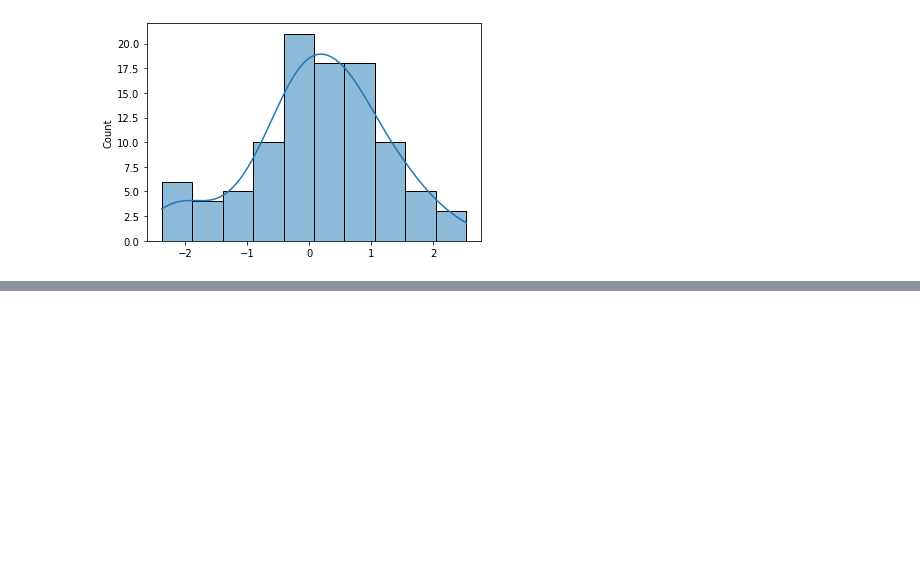
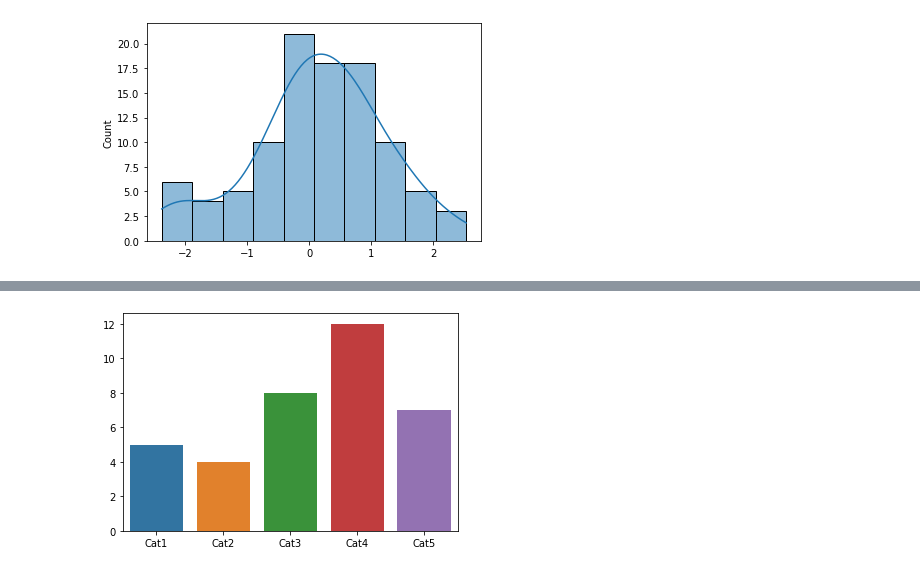
Before and after one commit to binblee/da, a Jupyter notebook: visualization/play.ipynb, the cells around one changed output, grey strips where cells are left out. Drawn from its saved outputs; the diff is of its cells as text; code cells hidden in the pictures; blank space fills up the shorter version.

```diff
--- a/visualization/play.ipynb
+++ b/visualization/play.ipynb
@@ -71,0 +81,5 @@ plt.show()
+# %%
+sns.barplot(x, y)
+plt.show()
+# %% [output]
+[figure, added]
```
Also changed, not shown: parts of 14 cells of this notebook.
